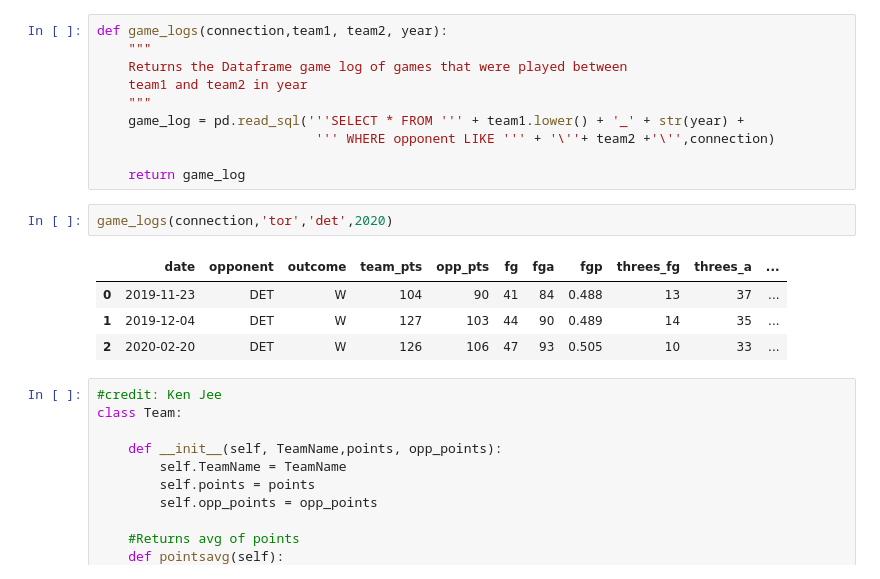
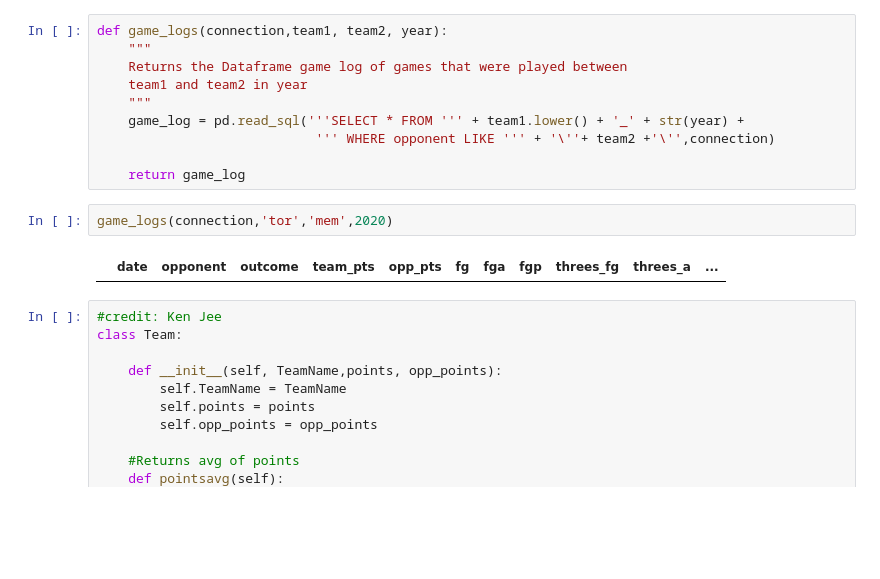
Before and after one commit to thanh17/nba, a Jupyter notebook: NBA project/Basketball Analysis.ipynb, the cells around one changed output. Saved outputs shown, nothing was run; the diff lists cells and outputs as text; blank space fills up the shorter version.

```diff
--- a/NBA project/Basketball Analysis.ipynb
+++ b/NBA project/Basketball Analysis.ipynb
@@ -383,12 +383,9 @@ def game_logs(connection,team1, team2, year):
 
     return game_log
 # %%
-game_logs(connection,'tor','det',2020)
+game_logs(connection,'tor','mem',2020)
 # %% [output]
 |  | date | opponent | outcome | team_pts | opp_pts | fg | fga | fgp | threes_fg | threes_a | ... |
-| 0 | 2019-11-23 | DET | W | 104 | 90 | 41 | 84 | 0.488 | 13 | 37 | ... |
-| 1 | 2019-12-04 | DET | W | 127 | 103 | 44 | 90 | 0.489 | 14 | 35 | ... |
-| 2 | 2020-02-20 | DET | W | 126 | 106 | 47 | 93 | 0.505 | 10 | 33 | ... |
 # %%
 #credit: Ken Jee
 class Team:
```
Also changed, not shown: parts of 3 cells of this notebook.
